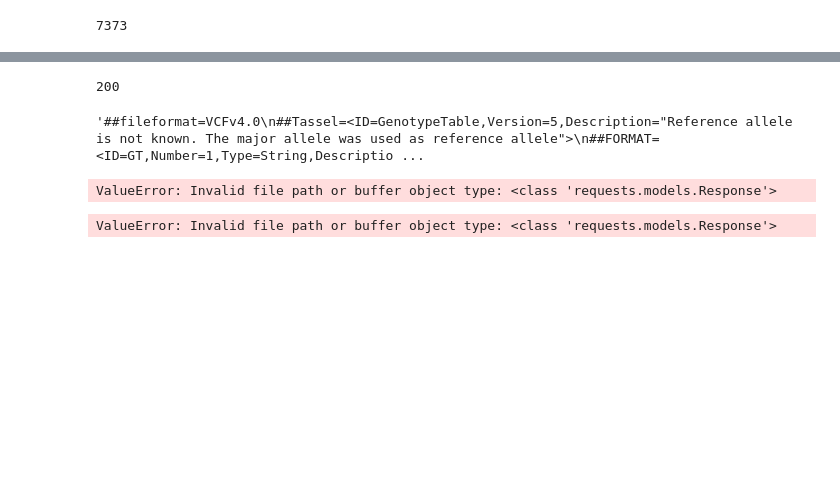
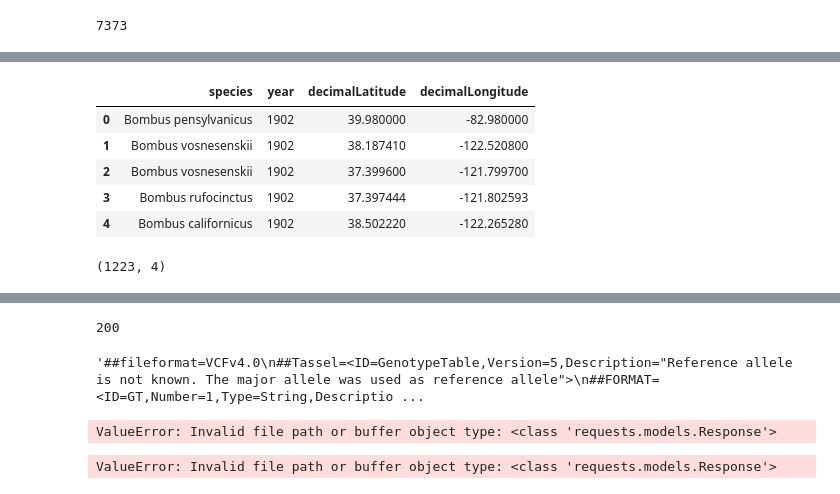
Before and after one commit to jamiewoych/pleuro-parser, a Jupyter notebook: REST_APIs.ipynb, the cells around one changed output, grey strips where cells are left out. Saved outputs shown, nothing was run; the diff lists cells and outputs as text; code cells hidden in the pictures; blank space fills up the shorter version.

```diff
--- a/REST_APIs.ipynb
+++ b/REST_APIs.ipynb
@@ -255,0 +295,38 @@ print(res.json()["count"])
+# %%
+def get_all_records(genusKey, year):
+    """
+    Iterate requests over incremental offset positions until
+    all records have been fetched. When the last record has
+    been fetched the key 'endOfRecords' will be 'true'. Takes
+    the API params as a dictionary. Returns result as a list
+    of dictionaries.
+    """
+    # for storing results
+    alldata = []
+
+    # continue until we call 'break'
+    offset = 0
+    while 1:
+
+        # get JSON data for a batch
+        jdata = get_single_batch(genusKey, year, offset, 300)
+
+        # increment counter by 300 (the max limit)
+        offset += 300
+
+        # add this batch of data to the growing list
+        alldata.extend(jdata["results"])
+
+        # stop when end of record is reached
+        if jdata["endOfRecords"]:
+            print(f'Done. Found {len(alldata)} records')
+            break
+
+        # print a dot on each rep to show progress
+        print('.', end='')
+
+    return alldata
+# %%
+# call function to search over all offset values until end.
+# THIS MAY TAKE A FEW MINUTES TO RUN
+jdata = get_all_records(1340278, "1900,1902")
@@ -255,0 +335,3 @@ print(res.json()["count"])
+# %%
+# convert to a data frame
+df = pd.json_normalize(jdata)
@@ -255,0 +359,16 @@ print(res.json()["count"])
+# %%
+# view just the columns we're interested in for now.
+sdf = df[["species", "year", "decimalLatitude", "decimalLongitude"]]
+sdf.head()
+# %% [output]
+|  | species | year | decimalLatitude | decimalLongitude |
+| 0 | Bombus pensylvanicus | 1902 | 39.980000 | -82.980000 |
+| 1 | Bombus vosnesenskii | 1902 | 38.187410 | -122.520800 |
+| 2 | Bombus vosnesenskii | 1902 | 37.399600 | -121.799700 |
+| 3 | Bombus rufocinctus | 1902 | 37.397444 | -121.802593 |
+| 4 | Bombus californicus | 1902 | 38.502220 | -122.265280 |
+# %%
+# how many records?
+sdf.shape
+# %% [output]
+(1223, 4)
```
Also changed, not shown: parts of 13 cells of this notebook.
